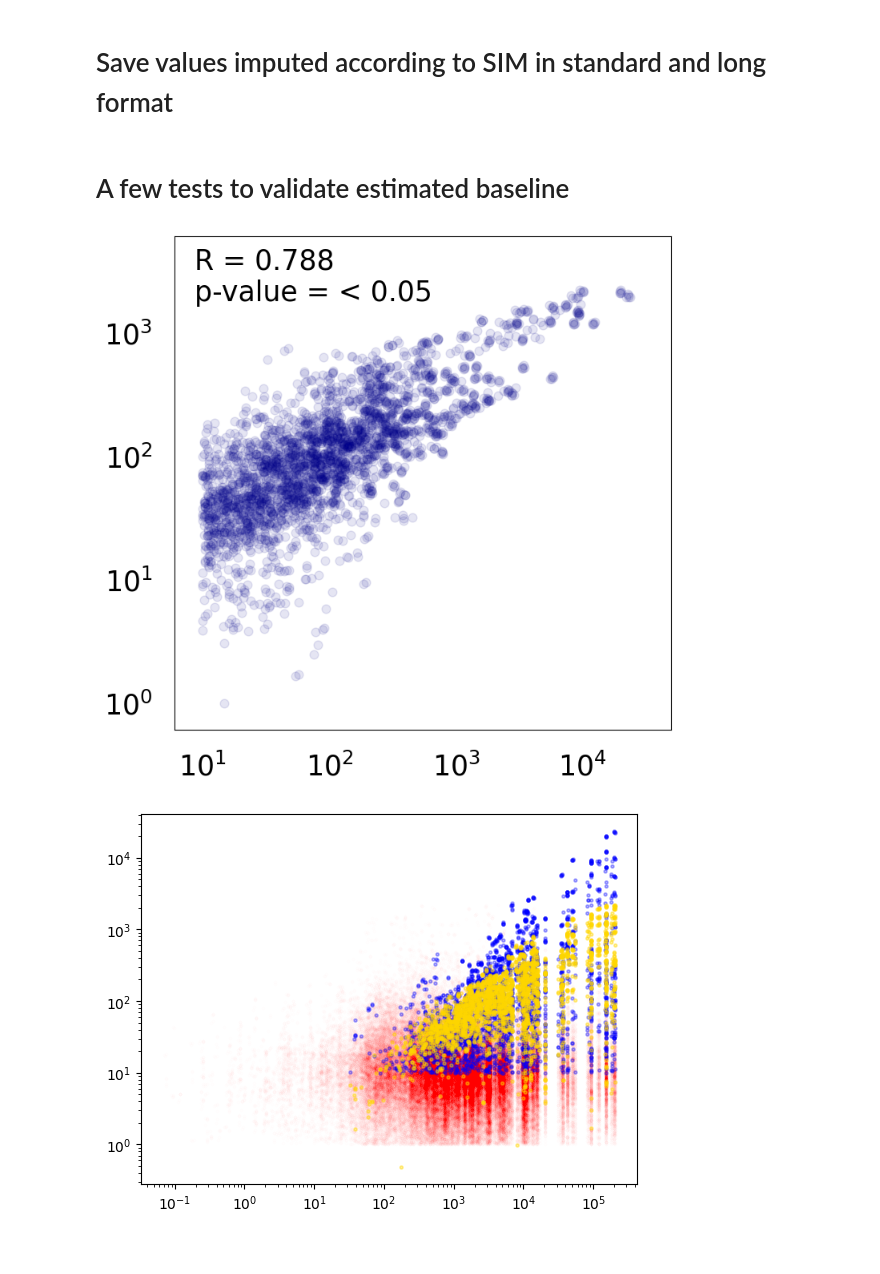
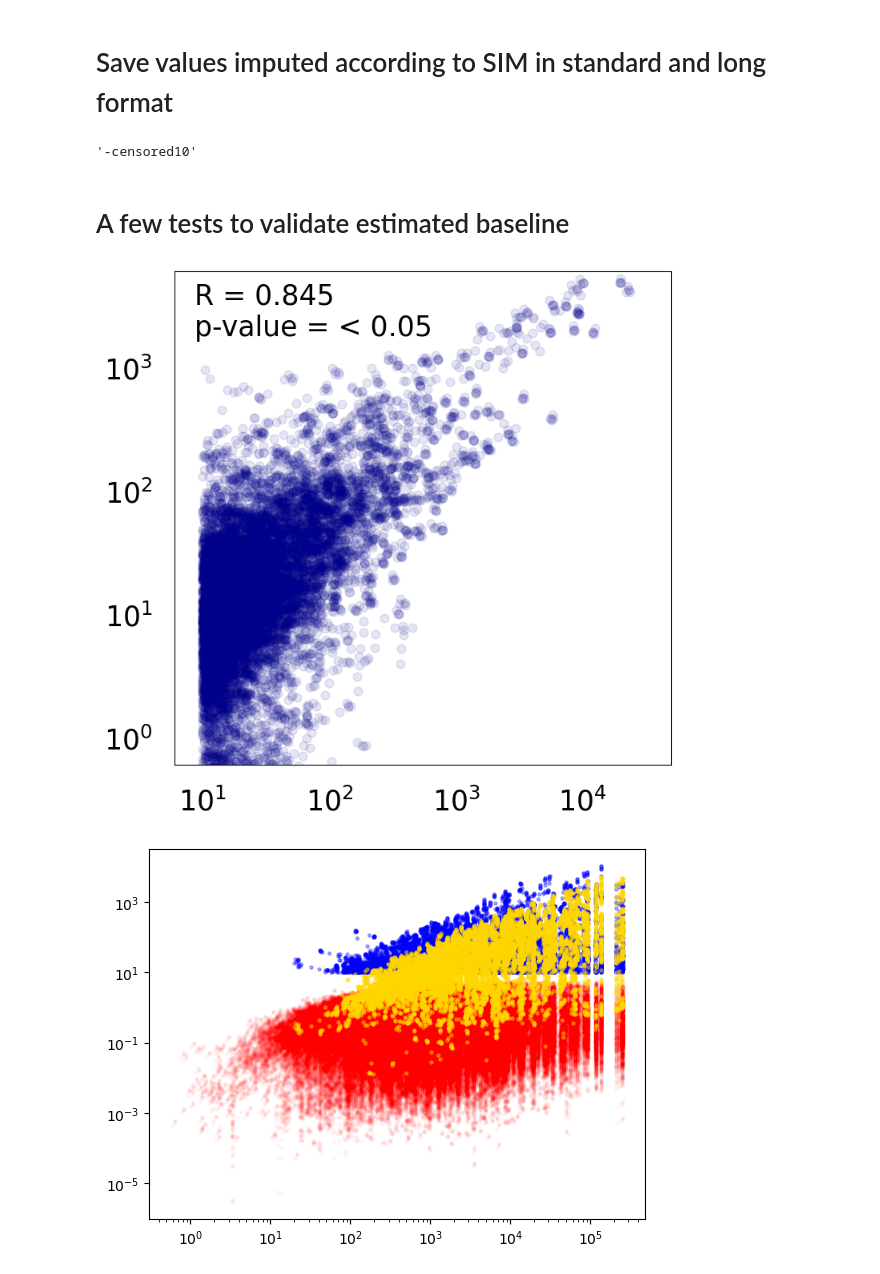
Before and after one commit to carmen-cabrera/latin-mobility-covid, a Jupyter notebook: notebooks/preprocessing/08-impute-baseline-mov.ipynb, the cells around one changed output. Cells and saved outputs as stored; diff of their text form; code cells hidden in the pictures.

Commit message:
revisiting-sim-imputation

```diff
--- a/notebooks/preprocessing/08-impute-baseline-mov.ipynb
+++ b/notebooks/preprocessing/08-impute-baseline-mov.ipynb
@@ -289,8 +321,10 @@ dummies_OD_class_rdi = dummies_OD_class_rdi.rename(
     columns={col: str(int(col)) + '_class_rdi' for col in dummies_OD_class_rdi.columns}
 )
 
-# Select relevant numeric columns from the original data
-X = data[['dist', 'pop_O', 'pop_D', 'obs', 'y']]
+# Select relevant numeric columns from the original data and keep row ids so
+# predictions can be mapped back to the original dataframe after filtering.
+X = data[['dist', 'pop_O', 'pop_D', 'obs', 'y']].copy()
+X['row_id'] = data.index
 
 # Concatenate weekday dummies with the selected numeric columns
 X = pd.concat([dummies_wday, X], axis=1)
@@ -316,10 +350,10 @@ X_obs = X[X['obs'] == True].reset_index(drop=True)
 y_obs = X_obs['y']
 
 # Drop columns not needed for modeling from observed dataset
-X_obs = X_obs.drop(['obs', 'y'], axis=1)
+X_obs = X_obs.drop(['obs', 'y', 'row_id'], axis=1)
 
-# Prepare prediction dataset by dropping 'obs' and 'y' columns from full dataset
-X_predict = X.drop(['obs', 'y'], axis=1)
+# Prepare prediction dataset by dropping bookkeeping columns from full dataset
+X_predict = X.drop(['obs', 'y', 'row_id'], axis=1)
 
 # Drop rows with any missing values (NaNs) in the observed dataset
 X_obs_dropna = X_obs.dropna()
@@ -464,5 +549,9 @@ y_predict = res.predict(X_predict_dropna)
 # %% [markdown]
 # Save values imputed according to SIM in standard and long format
+# %%
+output_suffix
+# %% [output]
+'-censored10'
 # %%
 # Create a copy of the target variable to store imputed values
 data['y_imput'] = data['y']
@@ -516,15 +607,15 @@ baseline_mov_imput.to_csv(
 # %% [markdown]
 # A few tests to validate estimated baseline
 # %%
-y_predict_test = pd.DataFrame({'y_predict_test': res.predict(X_obs_dropna)})
-
+# y_predict_test is prepared above from the currently selected model variant
+# and is already on the original flow scale.
 fig, ax = plt.subplots(figsize=(8,8))
 
 ax.tick_params(axis = 'both', which = 'both', width = 0, length = 0, color = 'k', labelsize = 25, pad=20)
 
-ax.scatter(y_obs_dropna, np.exp(y_predict_test['y_predict_test']), alpha=0.1, s=60, color='darkblue')
+ax.scatter(y_fit, y_predict_test['y_predict_test'], alpha=0.1, s=60, color='darkblue')
 
-pearson = scipy.stats.pearsonr(y_obs_dropna, np.exp(y_predict_test['y_predict_test']))
+pearson = scipy.stats.pearsonr(y_fit, y_predict_test['y_predict_test'])
 R = str(round(pearson.statistic,3))
 pvalue = str(round(pearson.pvalue,2))
 
@@ -537,35 +628,35 @@ ax.set_ylim([0.6, 6000])
 ax.set_xscale('log')
 ax.set_yscale('log')
 
-plt.savefig(wd + '/plots/mov-data-obs-pred-flow/mov-data-obs-pred-flow-' + country_short + '.png', bbox_inches = 'tight')
+# plt.savefig(wd + '/plots/mov-data-obs-pred-flow/mov-data-obs-pred-flow-' + country_short + '.png', bbox_inches = 'tight')
 
 plt.show()
 # %% [output]
-[figure, old version]
+[figure, new version]
 # %%
 count_ovalue = 0
 count_uvalue = 0
 value = 10
-for i in range(len(y_predict)):
-    if np.exp(y_predict[i]) < value:
+for prediction in imputed_flow_predictions:
+    if prediction < value:
         count_uvalue += 1
-    elif np.exp(y_predict[i]) >= value:
+    else:
         count_ovalue += 1
 
 fig, ax = plt.subplots()
-ax.scatter(data[data['y']==-1]['pop_O'], data[data['y']==-1]['y_imput'], zorder=2, color='red', s=5, alpha=0.002)
-ax.scatter(np.exp(X_obs_dropna['pop_O']), np.exp(y_predict_test), zorder=5, color='gold', s=5, alpha=0.4)
-ax.scatter(np.exp(X_obs_dropna['pop_O']), y_obs_dropna, zorder= 4, color='blue', s=5, alpha=0.3)
+ax.scatter(data.loc[censored_row_ids, 'pop_O'], data.loc[censored_row_ids, 'y_imput'], zorder=2, color='red', s=5, alpha=0.02)
+ax.scatter(np.exp(X_fit['pop_O']), y_predict_test['y_predict_test'], zorder=5, color='gold', s=5, alpha=0.4)
+ax.scatter(np.exp(X_fit['pop_O']), y_fit, zorder=4, color='blue', s=5, alpha=0.3)
 
 # ax.set_xlim([-50000, 300000])
 # ax.set_ylim([-100, 200])
 
 ax.set_xscale('log')
 ax.set_yscale('log')
 
 plt.show()
 # %% [output]
-[figure, old version]
+[figure, new version]
 # %%
 fig, ax = plt.subplots(figsize=(8, 6))
 ax.scatter(X_obs['pop_O'], X_obs['pop_D'], color='blue', s=5, alpha=0.3, label='Observed')
```
Also changed, not shown: parts of 11 cells of this notebook, 2 other files.
